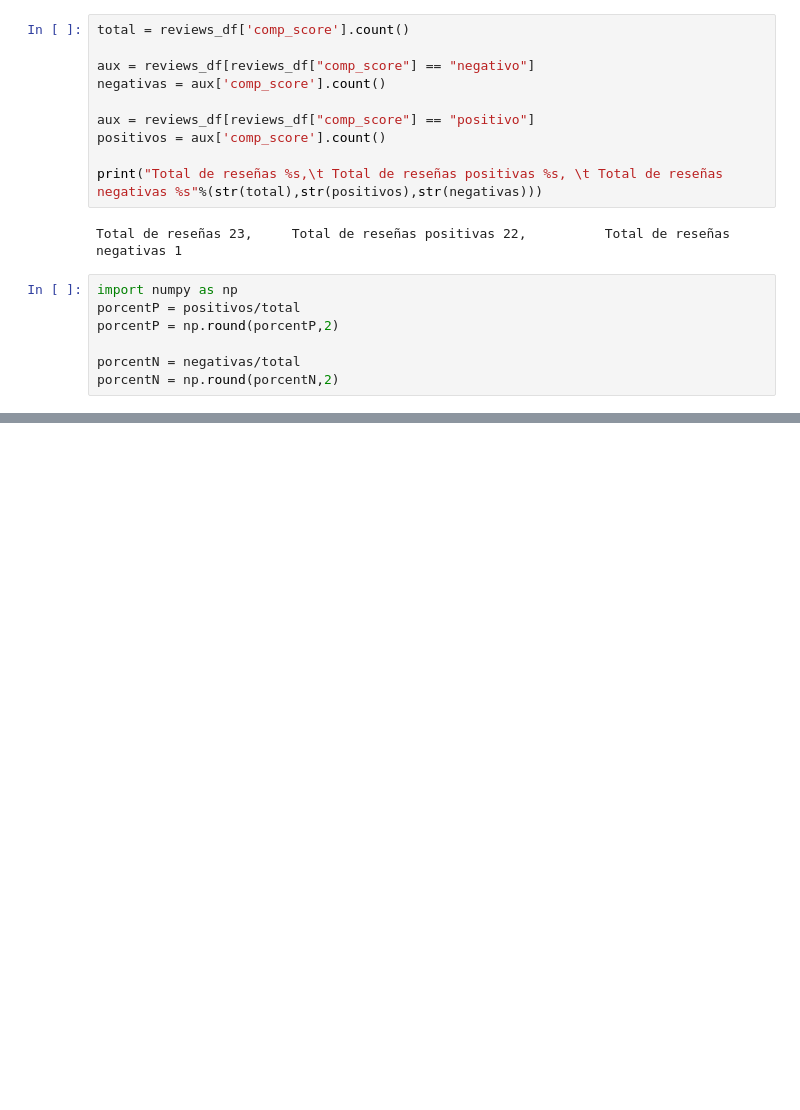
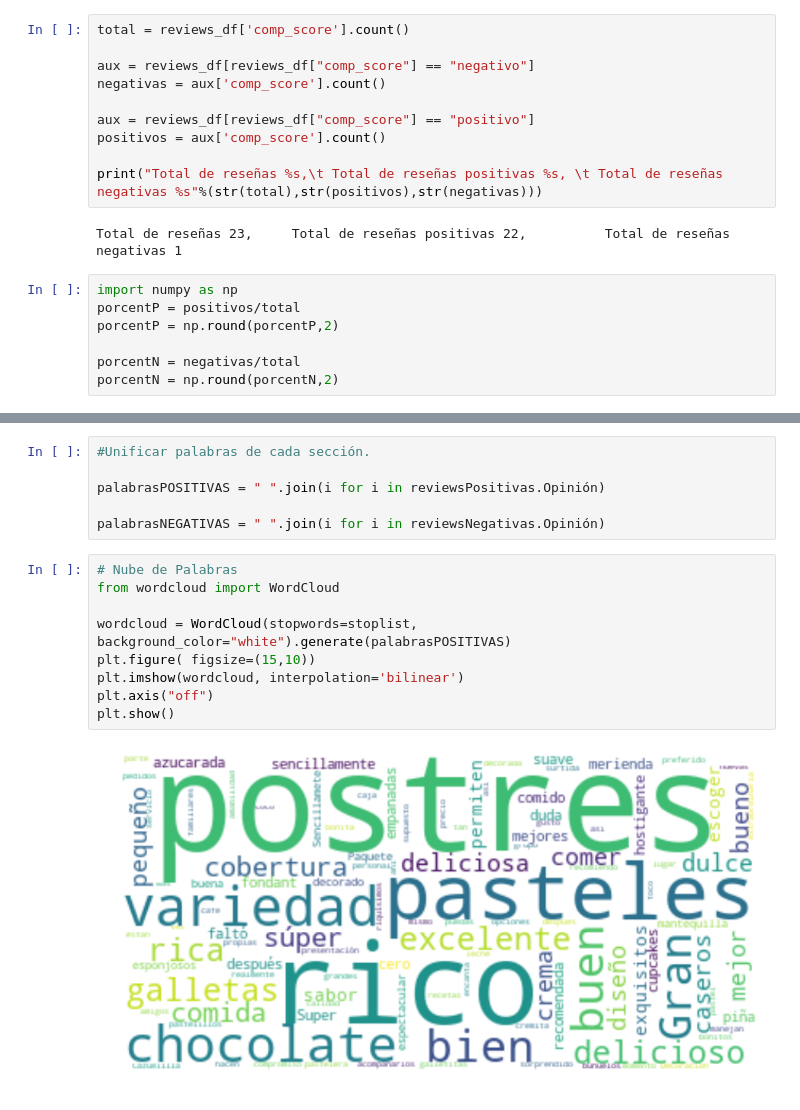
Before and after one commit to VictorGlzg/GG-HC_PROYECTO_FINAL, a Jupyter notebook: gg-hc-proyecto-final.ipynb, the cells around one changed output, grey strips where cells are left out. Saved outputs shown, nothing was run; the diff lists cells and outputs as text; blank space fills up the shorter version.

```diff
--- a/gg-hc-proyecto-final.ipynb
+++ b/gg-hc-proyecto-final.ipynb
@@ -131 +148,18 @@ a al algo algunas algunos ante antes como con contra cual cuando de del desde do
+# %%
+#Unificar palabras de cada sección.
+
+palabrasPOSITIVAS = " ".join(i for i in reviewsPositivas.Opinión)
+
+palabrasNEGATIVAS = " ".join(i for i in reviewsNegativas.Opinión)
+# %%
+# Nube de Palabras
+from wordcloud import WordCloud
+
+wordcloud = WordCloud(stopwords=stoplist, background_color="white").generate(palabrasPOSITIVAS)
+plt.figure( figsize=(15,10))
+plt.imshow(wordcloud, interpolation='bilinear')
+plt.axis("off")
+plt.show()
+# %% [output]
+[figure, added]
 # %%
```
Also changed, not shown: parts of 9 cells of this notebook.
